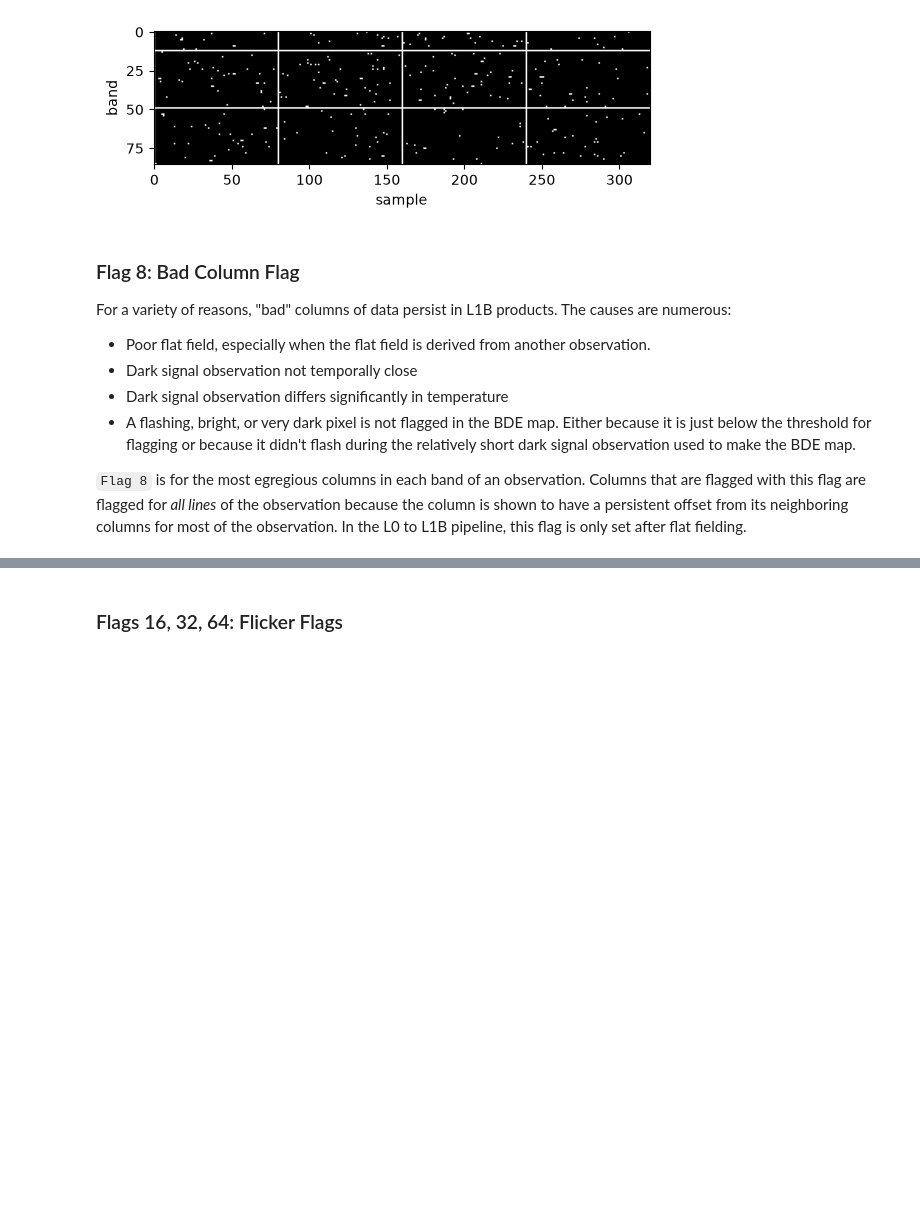
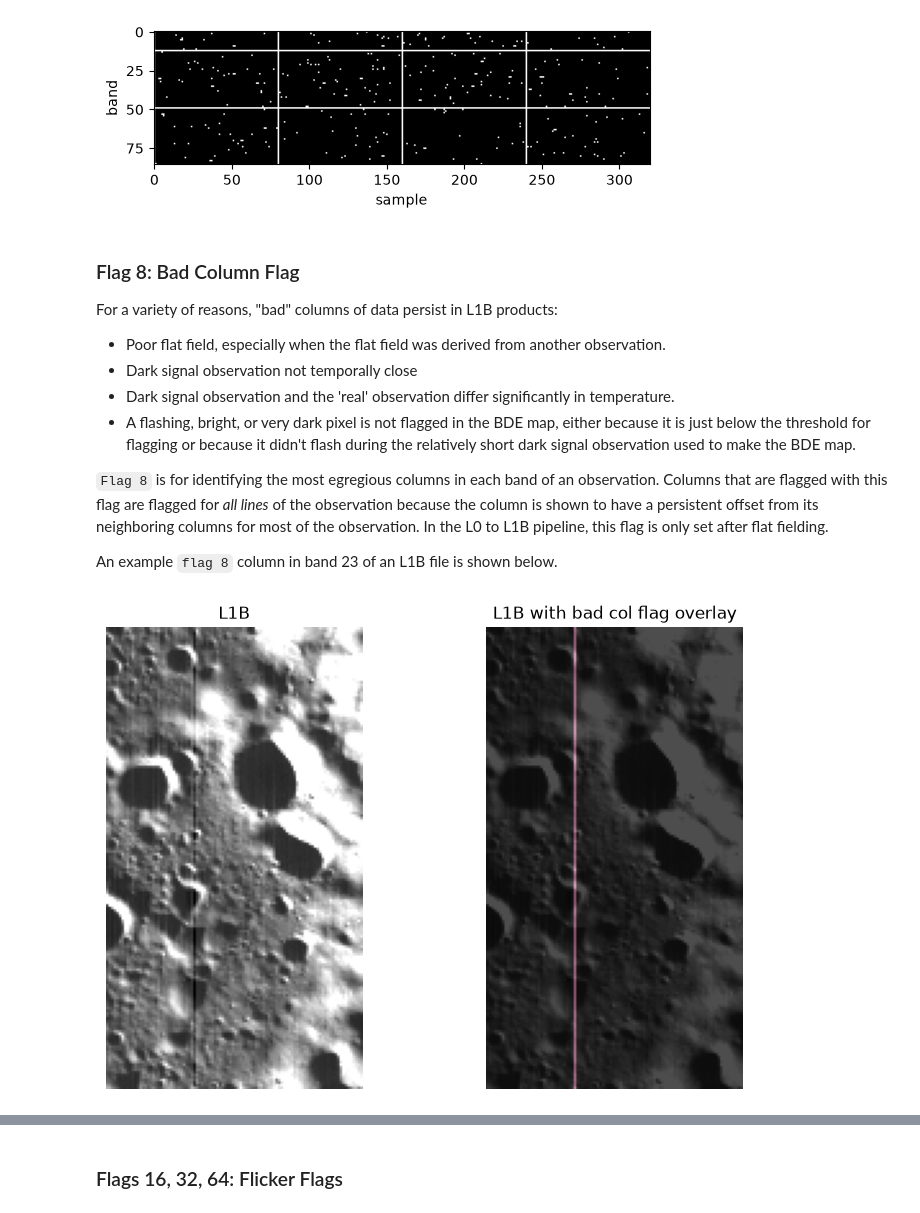
Before and after one commit to MillionConcepts/moonlight-pipeline, a Jupyter notebook: tutorials/tutorial3_comprehensive_flagging.ipynb, the cells around one changed output, grey strips where cells are left out. Drawn from its saved outputs; the diff is of its cells as text; code cells hidden in the pictures; blank space fills up the shorter version.

```diff
--- a/tutorials/tutorial3_comprehensive_flagging.ipynb
+++ b/tutorials/tutorial3_comprehensive_flagging.ipynb
@@ -143,13 +159,44 @@ plt.show()
 # %% [markdown]
 ### Flag 8: Bad Column Flag
 
-For a variety of reasons, "bad" columns of data persist in L1B products. The causes are numerous:
-* Poor flat field, especially when the flat field is derived from another observation.
+For a variety of reasons, "bad" columns of data persist in L1B products:
+* Poor flat field, especially when the flat field was derived from another observation.
 * Dark signal observation not temporally close
-* Dark signal observation differs significantly in temperature
-* A flashing, bright, or very dark pixel is not flagged in the BDE map. Either because it is just below the threshold for flagging or
+* Dark signal observation and the 'real' observation differ significantly in temperature.
+* A flashing, bright, or very dark pixel is not flagged in the BDE map, either because it is just below the threshold for flagging or
   because it didn't flash during the relatively short dark signal observation used to make the BDE map.
 
-`Flag 8` is for the most egregious columns in each band of an observation. Columns that are flagged with this flag are flagged for _all lines_ of the observation because the column is shown to have a persistent offset from its neighboring columns for most of the observation. In the L0 to L1B pipeline, this flag is only set after flat fielding.
+`Flag 8` is for identifying the most egregious columns in each band of an observation. Columns that are flagged with this flag are flagged for _all lines_ of the observation because the column is shown to have a persistent offset from its neighboring columns for most of the observation. In the L0 to L1B pipeline, this flag is only set after flat fielding.
+
+An example `flag 8` column in band 23 of an L1B file is shown below.
 # %%
-# put image showing bad column in image and then flag map with that column flagged
+# load l1b data and flag map derived from that l1b file
+path_to_l1b = "./tutorial_data/m3g20090420t191718_l1b_rdn.fits"
+with fits.open(path_to_l1b) as hdul:
+    rdn = hdul[0].data
+path_to_flag = "./tutorial_data/m3g20090420t191718_flag.fits"
+with fits.open(path_to_flag) as hdul:
+    flag = hdul[0].data
+
+# area / band of interest
+band = 23 # 0-indexed
+line_start = 370
+line_stop = 550
+sample_start = 100
+sample_stop = 200
+
+fig, (ax1, ax2) = plt.subplots(1, 2, figsize=(9, 6))
+l1b_section = rdn[band, line_start:line_stop, sample_start:sample_stop]
+vmin, vmax = np.nanpercentile(l1b_section, [0, 90])
+l1b_clipped = np.clip(l1b_section, vmin, vmax)                            # clip l1b data to show bad col more clearly
+flag_section = flag[band, line_start:line_stop, sample_start:sample_stop]
+im1 = ax1.imshow(l1b_clipped, cmap="gray")
+ax1.set_title("L1B")
+ax1.axis('off')
+im1 = ax2.imshow(l1b_clipped, cmap="gray")
+f1 = ax2.imshow((flag_section & BAD_COL) != 0, cmap='okabe_ito', alpha=.7) # select only the BAD_COL flag of the bitmask
+ax2.set_title("L1B with bad col flag overlay")
+ax2.axis('off')
+plt.show()
+# %% [output]
+[figure, added]
```
Also changed, not shown: parts of 31 cells of this notebook, 8 other files.
